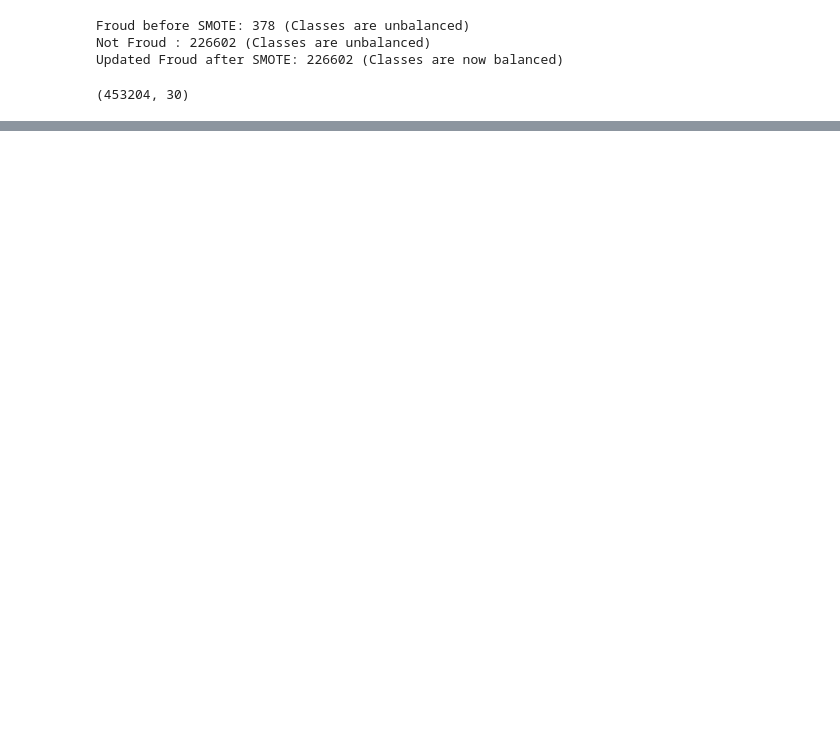
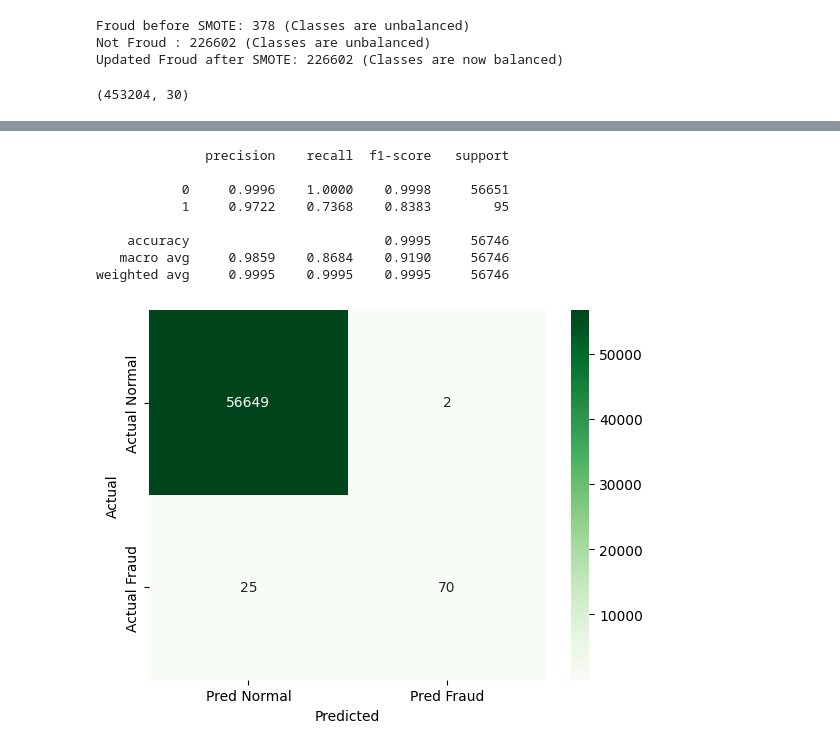
Before and after one commit to dimas2422/credit-card-fraud-detection, a Jupyter notebook: code.ipynb, the cells around one changed output, grey strips where cells are left out. Saved outputs shown, nothing was run; the diff lists cells and outputs as text; code cells hidden in the pictures; blank space fills up the shorter version.

```diff
--- a/code.ipynb
+++ b/code.ipynb
@@ -186,3 +217,27 @@ best_rf.fit(X_train, Y_train)
 # %%
 y_pred = best_rf.predict(X_test)
-confusion_matrix(X_test, y_pred)
+conf_mat = confusion_matrix(Y_test, y_pred)
+# %%
+print(classification_report(Y_test, y_pred, digits=4))
+sns.heatmap(
+    conf_mat,
+    annot=True,
+    fmt="d",
+    cmap="Greens",
+    xticklabels=["Pred Normal", "Pred Fraud"],
+    yticklabels=["Actual Normal", "Actual Fraud"]
+)
+
+plt.ylabel("Actual")
+plt.xlabel("Predicted")
+plt.show()
+# %% [output]
+              precision    recall  f1-score   support
+
+           0     0.9996    1.0000    0.9998     56651
+           1     0.9722    0.7368    0.8383        95
+
+    accuracy                         0.9995     56746
+   macro avg     0.9859    0.8684    0.9190     56746
+weighted avg     0.9995    0.9995    0.9995     56746
+[figure, added]
```
Also changed, not shown: parts of 7 cells of this notebook.
